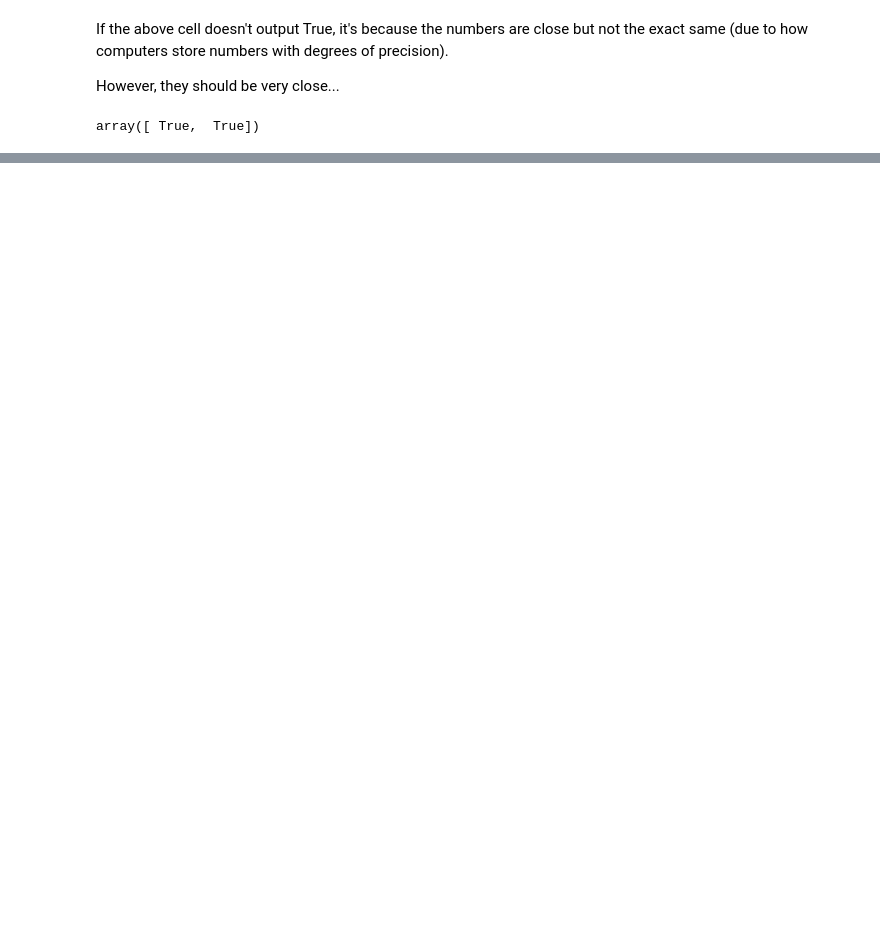
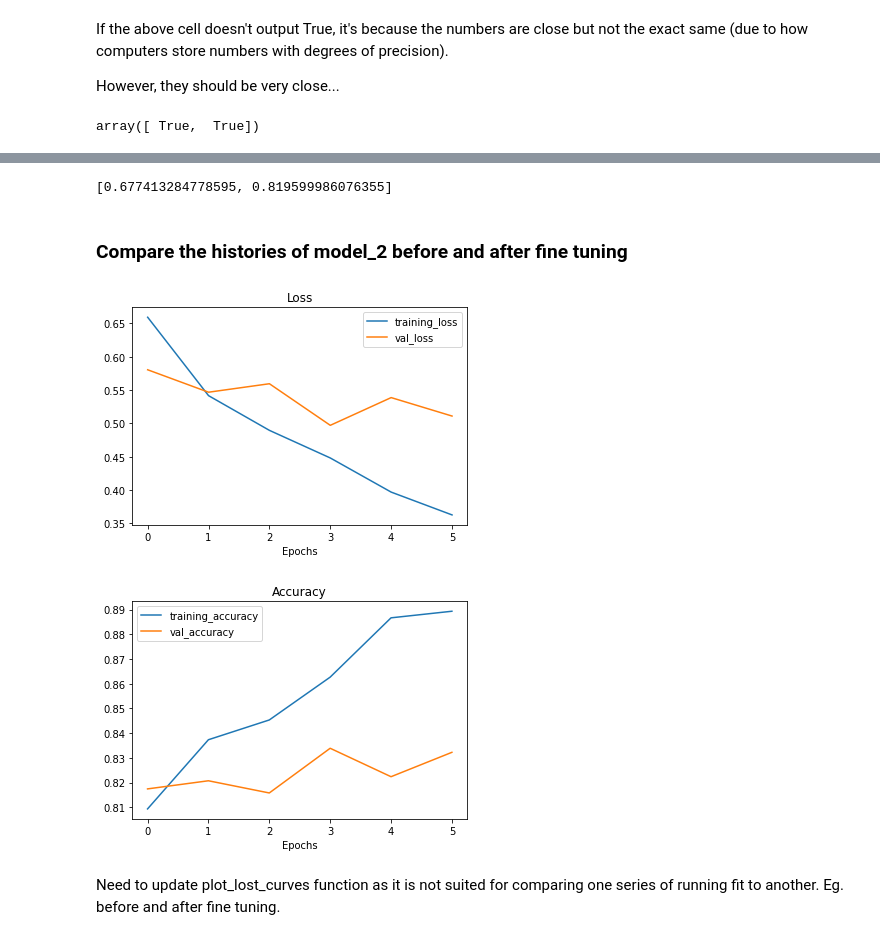
Before and after one commit to Shubhranshu-Malhotra/Tensorflow-Developer-ZTM, a Jupyter notebook: [Practice]_05_transfer_learning_in_tensorflow_part_2_fine_tuning.ipynb, the cells around one changed output, grey strips where cells are left out. Saved outputs shown, nothing was run; the diff lists cells and outputs as text; code cells hidden in the pictures; blank space fills up the shorter version.

Commit message:
Model_3

```diff
--- a/[Practice]_05_transfer_learning_in_tensorflow_part_2_fine_tuning.ipynb
+++ b/[Practice]_05_transfer_learning_in_tensorflow_part_2_fine_tuning.ipynb
@@ -789,0 +798,3 @@ print(np.array(results_10_percent_data_aug) - np.array(loaded_results_10_percent
+# %%
+# layers in our loaded model
+model_2.load_weights(checkpoint_path)
@@ -789,0 +850,11 @@ print(np.array(results_10_percent_data_aug) - np.array(loaded_results_10_percent
+# %%
+base_model.trainable = True
+
+# Freeze all layers except last 10
+for layer in base_model.layers[:-10]:
+  layer.trainable = False
+
+# Recompile the model each time you make a change
+model_2.compile(loss = tf.keras.losses.CategoricalCrossentropy(),
+                optimizer = tf.keras.optimizers.Adam(learning_rate = 0.0001), # when fine tuning you typically want to lower the lr by 10%
+                metrics = ['accuracy'])
@@ -789,0 +901,14 @@ print(np.array(results_10_percent_data_aug) - np.array(loaded_results_10_percent
+# %%
+# Fine tune for another 5 epochs
+FINE_TUNE_EPOCHS = INITIAL_EPOCHS + 5
+
+# Refit the model (same as model_2, except with more trainable layers)
+model_3_history = model_2.fit(train_data_10_percent,
+                              steps_per_epoch = len(train_data_10_percent),
+                              epochs = FINE_TUNE_EPOCHS,
+                              validation_data = test_data,
+                              validation_steps = int(0.25 * len(test_data)),
+                              initial_epoch = model_2_history.epoch[-1], # start training from previous last epoch [Important]
+                              callbacks = [create_tensorboard_callback(dir_name = '/content/drive/MyDrive/Food_Classification/tensorboard',
+                                                          experiment_name = '05_model_3_10_percent_data_aug_fine_tune')]
+                              )
@@ -789,0 +934,13 @@ print(np.array(results_10_percent_data_aug) - np.array(loaded_results_10_percent
+# %%
+results_10_percent_data_aug
+# %% [output]
+[0.677413284778595, 0.819599986076355]
+# %% [markdown]
+### Compare the histories of model_2 before and after fine tuning
+# %%
+plot_loss_curves(model_3_history)
+# %% [output]
+[figure, added]
+[figure, added]
+# %% [markdown]
+Need to update plot_lost_curves function as it is not suited for comparing one series of running fit to another. Eg. before and after fine tuning.
```
Also changed, not shown: parts of 43 cells of this notebook.
